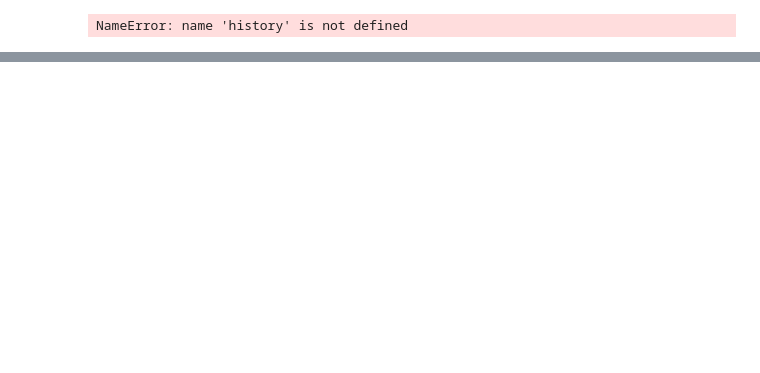
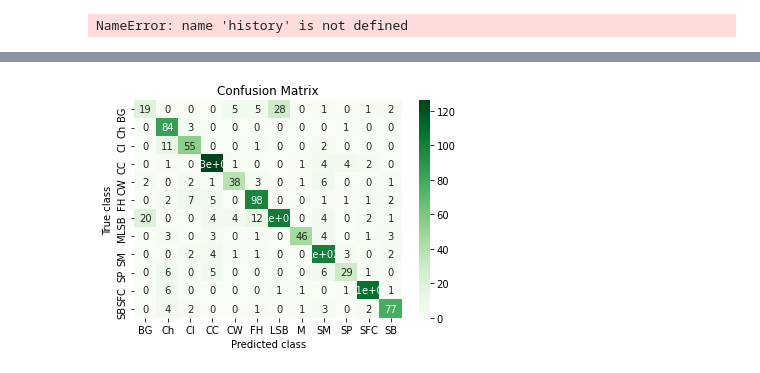
Before and after one commit to Jeffresh/deployment-of-machine-learning-models, a Jupyter notebook: section13/big_data_research.ipynb, the cells around one changed output, grey strips where cells are left out. Saved outputs shown, nothing was run; the diff lists cells and outputs as text; code cells hidden in the pictures; blank space fills up the shorter version.

Commit message:
feat(section 13 notebook): add confusion matrix

```diff
--- a/section13/big_data_research.ipynb
+++ b/section13/big_data_research.ipynb
@@ -367,10 +367,10 @@ epochs = 8
 # Care with this takes saveral hours
 
 filepath = "model.h5"
-checkpoint = ModelCheckpoint(filepath, monitor='acc', verbose=1,
+checkpoint = ModelCheckpoint(filepath, monitor='accuracy', verbose=1,
                              save_best_only=True, mode='max')
 
-reduce_lr = ReduceLROnPlateau(monitor='acc', factor=0.5, patience=1,
+reduce_lr = ReduceLROnPlateau(monitor='accuracy', factor=0.5, patience=1,
                               verbose=1, mode='max', min_lr=0.00001)
 
 
@@ -408,3 +417,7 @@ plt.legend()
 plt.figure()
 # %% [output]
 NameError: name 'history' is not defined
+# %%
+# make a prediction
+
+predictions = model.predict_classes(x_test, verbose=1)
@@ -410,0 +436,2 @@ NameError: name 'history' is not defined
+# %%
+cnf_matrix = confusion_matrix(encoder.transform(y_test), predictions)
@@ -410,0 +460,17 @@ NameError: name 'history' is not defined
+# %%
+# these we will display in the below matrix
+abbreviation = ['BG', 'Ch', 'Cl', 'CC', 'CW', 'FH', 'LSB', 'M', 'SM', 'SP', 'SFC', 'SB']
+# %%
+import seaborn as sns
+
+fig, ax = plt.subplots(1)
+ax = sns.heatmap(cnf_matrix, ax=ax, cmap=plt.cm.Greens, annot=True)
+ax.set_xticklabels(abbreviation)
+ax.set_yticklabels(abbreviation)
+plt.title('Confusion Matrix')
+plt.ylabel('True class')
+plt.xlabel('Predicted class')
+#fig.savefig('Confusion matrix.png', dpi=300)
+plt.show()
+# %% [output]
+[figure, added]
```
Also changed, not shown: parts of 5 cells of this notebook.
